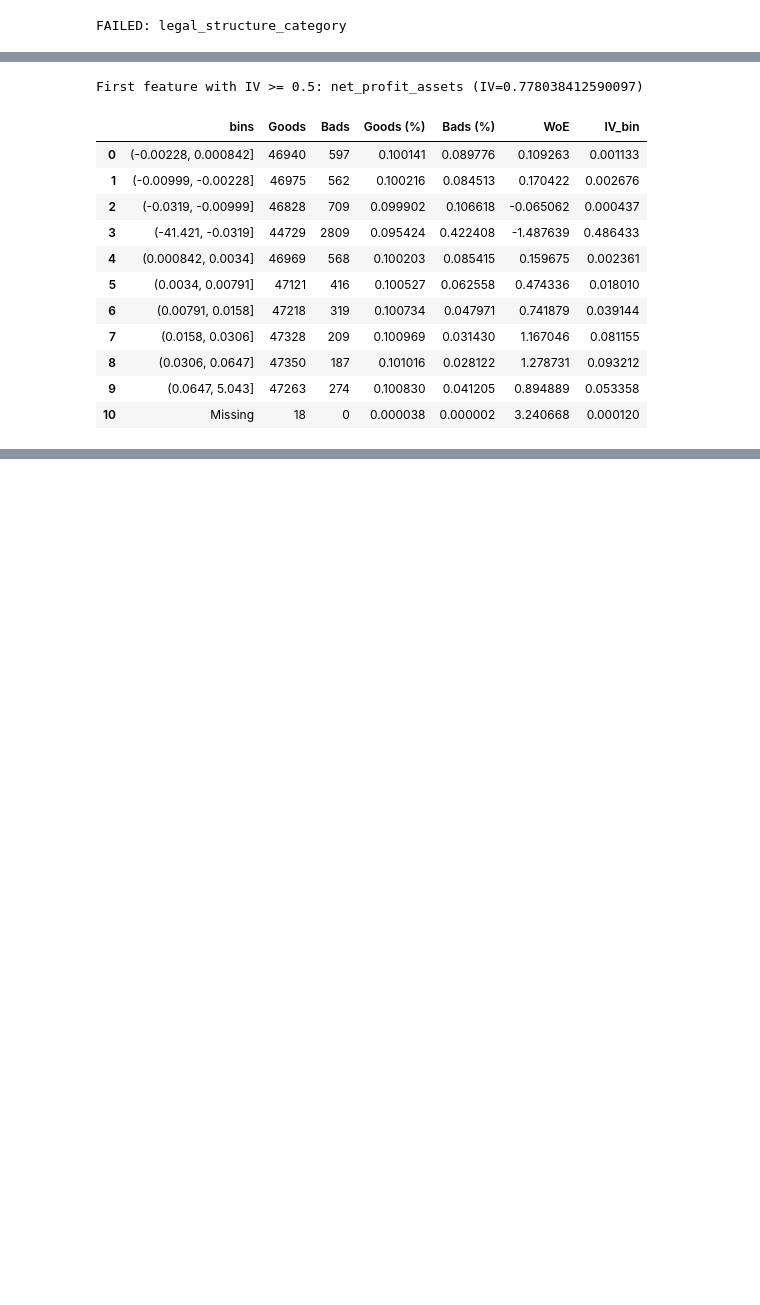
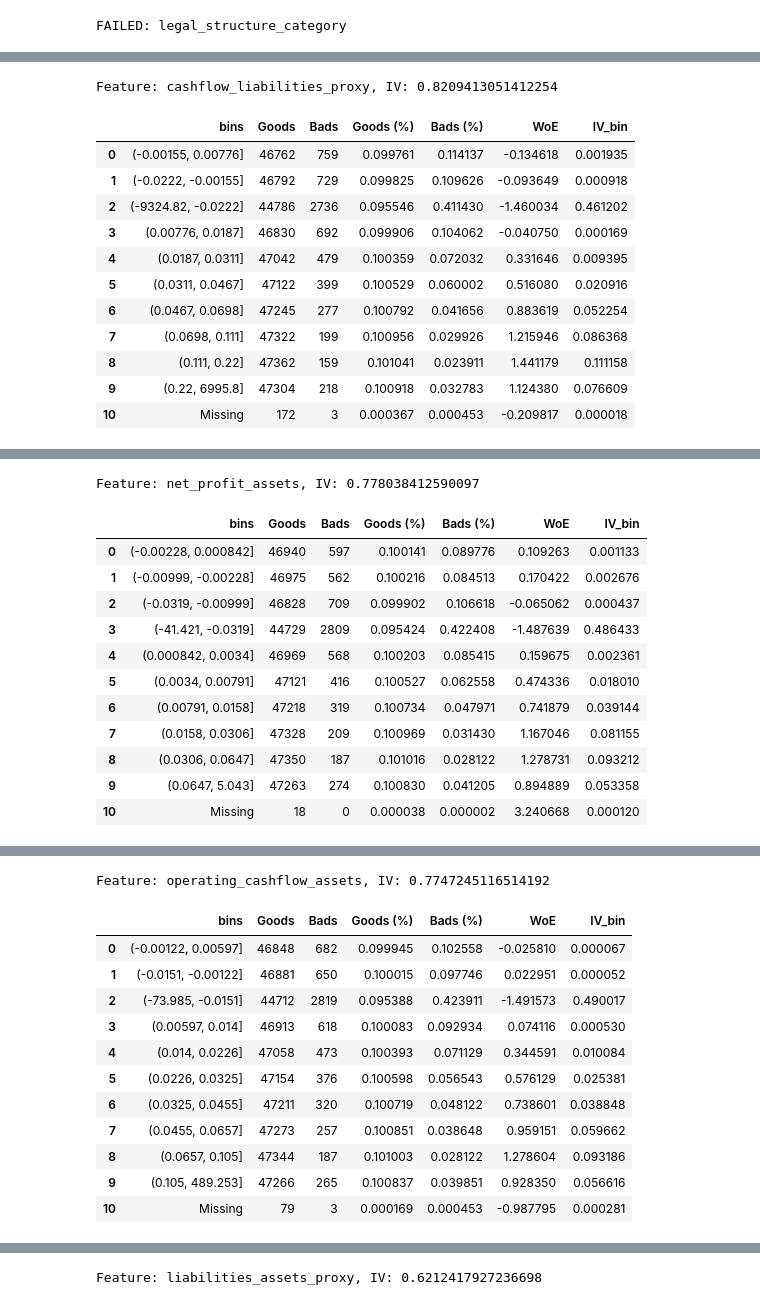
Before and after one commit to Anubhav3084/FinanceML-Course-Project, a Jupyter notebook: Project/Code/features.ipynb, the cells around one changed output, grey strips where cells are left out. Drawn from its saved outputs; the diff is of its cells as text; code cells hidden in the pictures; blank space fills up the shorter version.

```diff
--- a/Project/Code/features.ipynb
+++ b/Project/Code/features.ipynb
@@ -81,7 +82,10 @@ iv_df.to_csv('../Files/iv_df.csv', index=False)
 # %% [output]
 FAILED: legal_structure_category
 # %%
-iv_df.query('iv_train <= 0.02')
+least_important_features = iv_df.query('iv_train <= 0.02').sort_values('iv_train', ascending=False)
+display(least_important_features)
+suspicious_features = iv_df.query('iv_train >= 0.5').sort_values('iv_train', ascending=False)
+display(suspicious_features)
 # %% [output]
 |  | features | iv_train | iv_train_df | iv_test | iv_test_df | iv_oot | iv_oot_df |
 | 0 | log_assets | 7.146279e-03 | bins Goods Bads Goods (%) B... | 1.272813e-02 | bins Goods Bads Goods (%) B... | 1.066011e-02 | bins Goods Bads Goods (%) B... |
@@ -91,0 +134,4 @@ iv_df.query('iv_train <= 0.02')
+# %%
+for feats in least_important_features['features']:
+    print(f'Feature: {feats}')
+    display(precision_recall_by_bin(features.query('data_type == "train"'), feats))
@@ -92,22 +188,21 @@ iv_df.query('iv_train <= 0.02')
 # %%
-filt = iv_df.query('iv_train >= 0.5')
-first_feat = filt.iloc[0]
-print(f'First feature with IV >= 0.5: {first_feat["features"]} (IV={first_feat["iv_train"]})')
-
-display(first_feat['iv_train_df'])
-display(precision_recall_by_bin(features.query('data_type == "train"'), first_feat["features"]))
+for feats in suspicious_features['features']:
+    print(f'Feature: {feats}, IV: {suspicious_features.query("features == @feats")["iv_train"].values[0]}')
+    display(iv_df.query('features == @feats')['iv_train_df'].values[0])
+    # plot_woe_iv(iv_df.query('features == @feats')['iv_train_df'].values[0], feats, figsize=(8, 5))
+    display(precision_recall_by_bin(features.query('data_type == "train"'), feats))
 # %% [output]
-First feature with IV >= 0.5: net_profit_assets (IV=0.778038412590097)
+Feature: cashflow_liabilities_proxy, IV: 0.8209413051412254
 |  | bins | Goods | Bads | Goods (%) | Bads (%) | WoE | IV_bin |
-| 0 | (-0.00228, 0.000842] | 46940 | 597 | 0.100141 | 0.089776 | 0.109263 | 0.001133 |
-| 1 | (-0.00999, -0.00228] | 46975 | 562 | 0.100216 | 0.084513 | 0.170422 | 0.002676 |
-| 2 | (-0.0319, -0.00999] | 46828 | 709 | 0.099902 | 0.106618 | -0.065062 | 0.000437 |
-| 3 | (-41.421, -0.0319] | 44729 | 2809 | 0.095424 | 0.422408 | -1.487639 | 0.486433 |
-| 4 | (0.000842, 0.0034] | 46969 | 568 | 0.100203 | 0.085415 | 0.159675 | 0.002361 |
-| 5 | (0.0034, 0.00791] | 47121 | 416 | 0.100527 | 0.062558 | 0.474336 | 0.018010 |
-| 6 | (0.00791, 0.0158] | 47218 | 319 | 0.100734 | 0.047971 | 0.741879 | 0.039144 |
-| 7 | (0.0158, 0.0306] | 47328 | 209 | 0.100969 | 0.031430 | 1.167046 | 0.081155 |
-| 8 | (0.0306, 0.0647] | 47350 | 187 | 0.101016 | 0.028122 | 1.278731 | 0.093212 |
-| 9 | (0.0647, 5.043] | 47263 | 274 | 0.100830 | 0.041205 | 0.894889 | 0.053358 |
-| 10 | Missing | 18 | 0 | 0.000038 | 0.000002 | 3.240668 | 0.000120 |
+| 0 | (-0.00155, 0.00776] | 46762 | 759 | 0.099761 | 0.114137 | -0.134618 | 0.001935 |
+| 1 | (-0.0222, -0.00155] | 46792 | 729 | 0.099825 | 0.109626 | -0.093649 | 0.000918 |
+| 2 | (-9324.82, -0.0222] | 44786 | 2736 | 0.095546 | 0.411430 | -1.460034 | 0.461202 |
+| 3 | (0.00776, 0.0187] | 46830 | 692 | 0.099906 | 0.104062 | -0.040750 | 0.000169 |
+| 4 | (0.0187, 0.0311] | 47042 | 479 | 0.100359 | 0.072032 | 0.331646 | 0.009395 |
+| 5 | (0.0311, 0.0467] | 47122 | 399 | 0.100529 | 0.060002 | 0.516080 | 0.020916 |
+| 6 | (0.0467, 0.0698] | 47245 | 277 | 0.100792 | 0.041656 | 0.883619 | 0.052254 |
+| 7 | (0.0698, 0.111] | 47322 | 199 | 0.100956 | 0.029926 | 1.215946 | 0.086368 |
+| 8 | (0.111, 0.22] | 47362 | 159 | 0.101041 | 0.023911 | 1.441179 | 0.111158 |
+| 9 | (0.22, 6995.8] | 47304 | 218 | 0.100918 | 0.032783 | 1.124380 | 0.076609 |
+| 10 | Missing | 172 | 3 | 0.000367 | 0.000453 | -0.209817 | 0.000018 |
 |  | bin | records | defaults | population (%) | precision (%) | recall (%) | cumm_precision (%) | ... |
@@ -124,0 +220,13 @@ First feature with IV >= 0.5: net_profit_assets (IV=0.778038412590097)
+Feature: net_profit_assets, IV: 0.778038412590097
+|  | bins | Goods | Bads | Goods (%) | Bads (%) | WoE | IV_bin |
+| 0 | (-0.00228, 0.000842] | 46940 | 597 | 0.100141 | 0.089776 | 0.109263 | 0.001133 |
+| 1 | (-0.00999, -0.00228] | 46975 | 562 | 0.100216 | 0.084513 | 0.170422 | 0.002676 |
+| 2 | (-0.0319, -0.00999] | 46828 | 709 | 0.099902 | 0.106618 | -0.065062 | 0.000437 |
+| 3 | (-41.421, -0.0319] | 44729 | 2809 | 0.095424 | 0.422408 | -1.487639 | 0.486433 |
+| 4 | (0.000842, 0.0034] | 46969 | 568 | 0.100203 | 0.085415 | 0.159675 | 0.002361 |
+| 5 | (0.0034, 0.00791] | 47121 | 416 | 0.100527 | 0.062558 | 0.474336 | 0.018010 |
+| 6 | (0.00791, 0.0158] | 47218 | 319 | 0.100734 | 0.047971 | 0.741879 | 0.039144 |
+| 7 | (0.0158, 0.0306] | 47328 | 209 | 0.100969 | 0.031430 | 1.167046 | 0.081155 |
+| 8 | (0.0306, 0.0647] | 47350 | 187 | 0.101016 | 0.028122 | 1.278731 | 0.093212 |
+| 9 | (0.0647, 5.043] | 47263 | 274 | 0.100830 | 0.041205 | 0.894889 | 0.053358 |
+| 10 | Missing | 18 | 0 | 0.000038 | 0.000002 | 3.240668 | 0.000120 |
@@ -124,0 +245,13 @@ First feature with IV >= 0.5: net_profit_assets (IV=0.778038412590097)
+Feature: operating_cashflow_assets, IV: 0.7747245116514192
+|  | bins | Goods | Bads | Goods (%) | Bads (%) | WoE | IV_bin |
+| 0 | (-0.00122, 0.00597] | 46848 | 682 | 0.099945 | 0.102558 | -0.025810 | 0.000067 |
+| 1 | (-0.0151, -0.00122] | 46881 | 650 | 0.100015 | 0.097746 | 0.022951 | 0.000052 |
+| 2 | (-73.985, -0.0151] | 44712 | 2819 | 0.095388 | 0.423911 | -1.491573 | 0.490017 |
+| 3 | (0.00597, 0.014] | 46913 | 618 | 0.100083 | 0.092934 | 0.074116 | 0.000530 |
+| 4 | (0.014, 0.0226] | 47058 | 473 | 0.100393 | 0.071129 | 0.344591 | 0.010084 |
+| 5 | (0.0226, 0.0325] | 47154 | 376 | 0.100598 | 0.056543 | 0.576129 | 0.025381 |
+| 6 | (0.0325, 0.0455] | 47211 | 320 | 0.100719 | 0.048122 | 0.738601 | 0.038848 |
+| 7 | (0.0455, 0.0657] | 47273 | 257 | 0.100851 | 0.038648 | 0.959151 | 0.059662 |
+| 8 | (0.0657, 0.105] | 47344 | 187 | 0.101003 | 0.028122 | 1.278604 | 0.093186 |
+| 9 | (0.105, 489.253] | 47266 | 265 | 0.100837 | 0.039851 | 0.928350 | 0.056616 |
+| 10 | Missing | 79 | 3 | 0.000169 | 0.000453 | -0.987795 | 0.000281 |
@@ -124,0 +270 @@ First feature with IV >= 0.5: net_profit_assets (IV=0.778038412590097)
+Feature: liabilities_assets_proxy, IV: 0.6212417927236698
```
Also changed, not shown: parts of 7 cells of this notebook, 6 other files.
